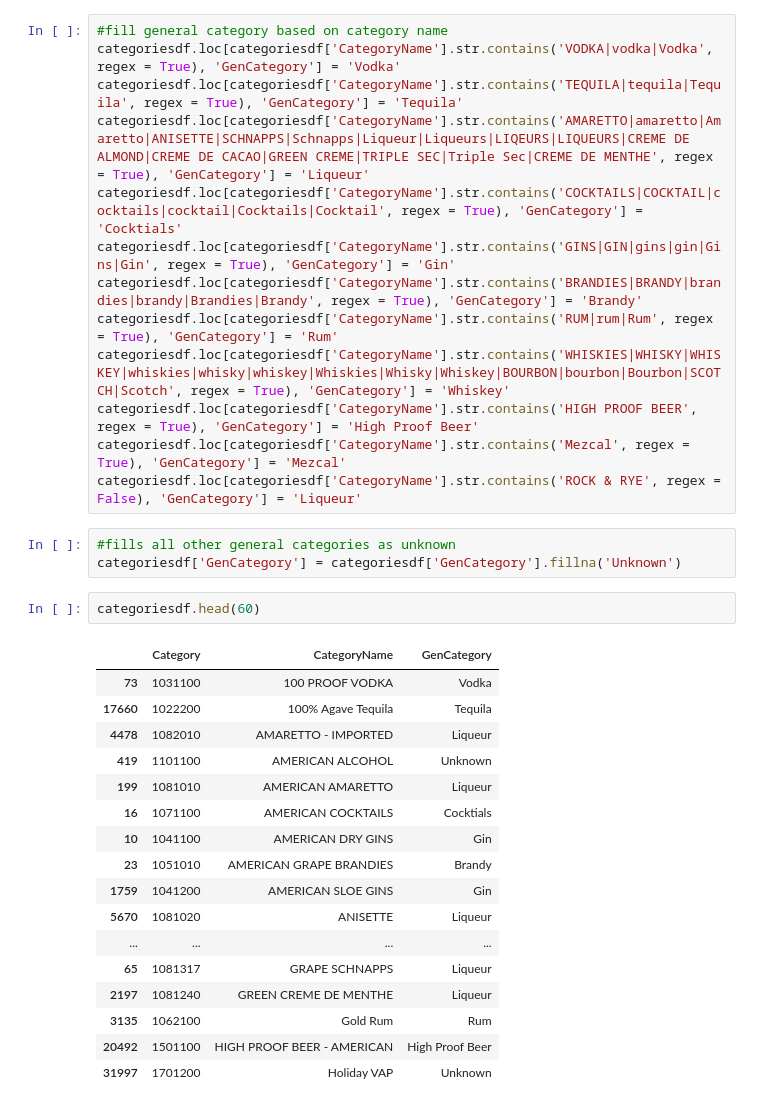
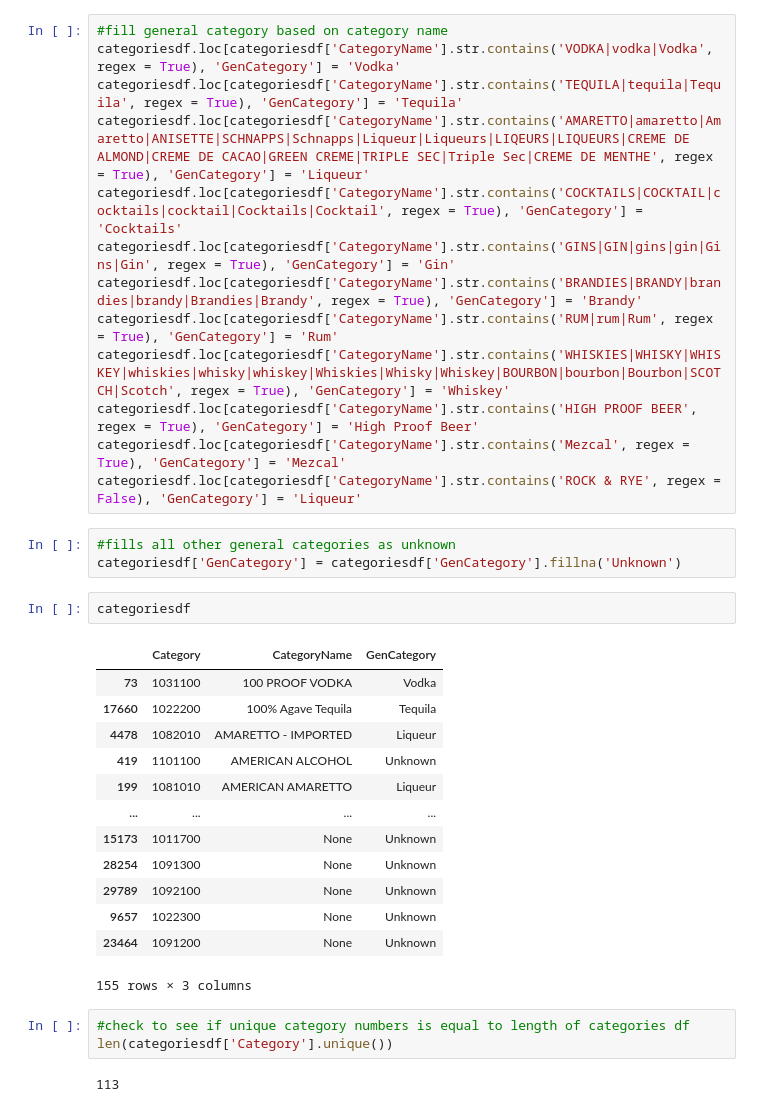
Before and after one commit to douglaju/Iowa-College-Towns-Liquor-Sales, a Jupyter notebook: data_analysis.ipynb, the cells around one changed output. Drawn from its saved outputs; the diff is of its cells as text.

```diff
--- a/data_analysis.ipynb
+++ b/data_analysis.ipynb
@@ -235,7 +293,7 @@ categoriesdf['CategoryName'] = categoriesdf['CategoryName'].fillna('None')
 categoriesdf.loc[categoriesdf['CategoryName'].str.contains('VODKA|vodka|Vodka', regex = True), 'GenCategory'] = 'Vodka'
 categoriesdf.loc[categoriesdf['CategoryName'].str.contains('TEQUILA|tequila|Tequila', regex = True), 'GenCategory'] = 'Tequila'
 categoriesdf.loc[categoriesdf['CategoryName'].str.contains('AMARETTO|amaretto|Amaretto|ANISETTE|SCHNAPPS|Schnapps|Liqueur|Liqueurs|LIQEURS|LIQUEURS|CREME DE ALMOND|CREME DE CACAO|GREEN CREME|TRIPLE SEC|Triple Sec|CREME DE MENTHE', regex = True), 'GenCategory'] = 'Liqueur'
-categoriesdf.loc[categoriesdf['CategoryName'].str.contains('COCKTAILS|COCKTAIL|cocktails|cocktail|Cocktails|Cocktail', regex = True), 'GenCategory'] = 'Cocktials'
+categoriesdf.loc[categoriesdf['CategoryName'].str.contains('COCKTAILS|COCKTAIL|cocktails|cocktail|Cocktails|Cocktail', regex = True), 'GenCategory'] = 'Cocktails'
 categoriesdf.loc[categoriesdf['CategoryName'].str.contains('GINS|GIN|gins|gin|Gins|Gin', regex = True), 'GenCategory'] = 'Gin'
 categoriesdf.loc[categoriesdf['CategoryName'].str.contains('BRANDIES|BRANDY|brandies|brandy|Brandies|Brandy', regex = True), 'GenCategory'] = 'Brandy'
 categoriesdf.loc[categoriesdf['CategoryName'].str.contains('RUM|rum|Rum', regex = True), 'GenCategory'] = 'Rum'
@@ -247,22 +305,23 @@ categoriesdf.loc[categoriesdf['CategoryName'].str.contains('ROCK & RYE', regex =
 #fills all other general categories as unknown
 categoriesdf['GenCategory'] = categoriesdf['GenCategory'].fillna('Unknown')
 # %%
-categoriesdf.head(60)
+categoriesdf
 # %% [output]
 |  | Category | CategoryName | GenCategory |
 | 73 | 1031100 | 100 PROOF VODKA | Vodka |
 | 17660 | 1022200 | 100% Agave Tequila | Tequila |
 | 4478 | 1082010 | AMARETTO - IMPORTED | Liqueur |
 | 419 | 1101100 | AMERICAN ALCOHOL | Unknown |
 | 199 | 1081010 | AMERICAN AMARETTO | Liqueur |
-| 16 | 1071100 | AMERICAN COCKTAILS | Cocktials |
-| 10 | 1041100 | AMERICAN DRY GINS | Gin |
-| 23 | 1051010 | AMERICAN GRAPE BRANDIES | Brandy |
-| 1759 | 1041200 | AMERICAN SLOE GINS | Gin |
-| 5670 | 1081020 | ANISETTE | Liqueur |
 | ... | ... | ... | ... |
-| 65 | 1081317 | GRAPE SCHNAPPS | Liqueur |
-| 2197 | 1081240 | GREEN CREME DE MENTHE | Liqueur |
-| 3135 | 1062100 | Gold Rum | Rum |
-| 20492 | 1501100 | HIGH PROOF BEER - AMERICAN | High Proof Beer |
-| 31997 | 1701200 | Holiday VAP | Unknown |
+| 15173 | 1011700 | None | Unknown |
+| 28254 | 1091300 | None | Unknown |
+| 29789 | 1092100 | None | Unknown |
+| 9657 | 1022300 | None | Unknown |
+| 23464 | 1091200 | None | Unknown |
+155 rows × 3 columns
+# %%
+#check to see if unique category numbers is equal to length of categories df
+len(categoriesdf['Category'].unique())
+# %% [output]
+113
```
Also changed, not shown: parts of 180 cells of this notebook.
